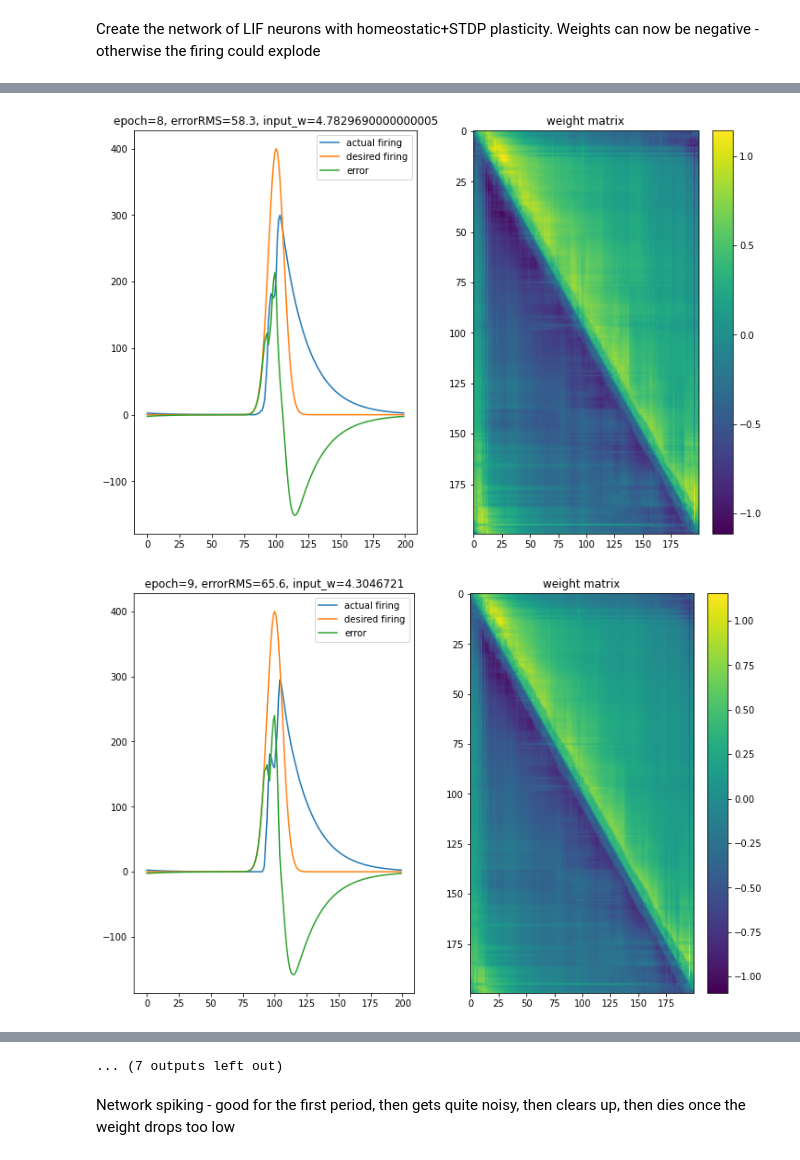
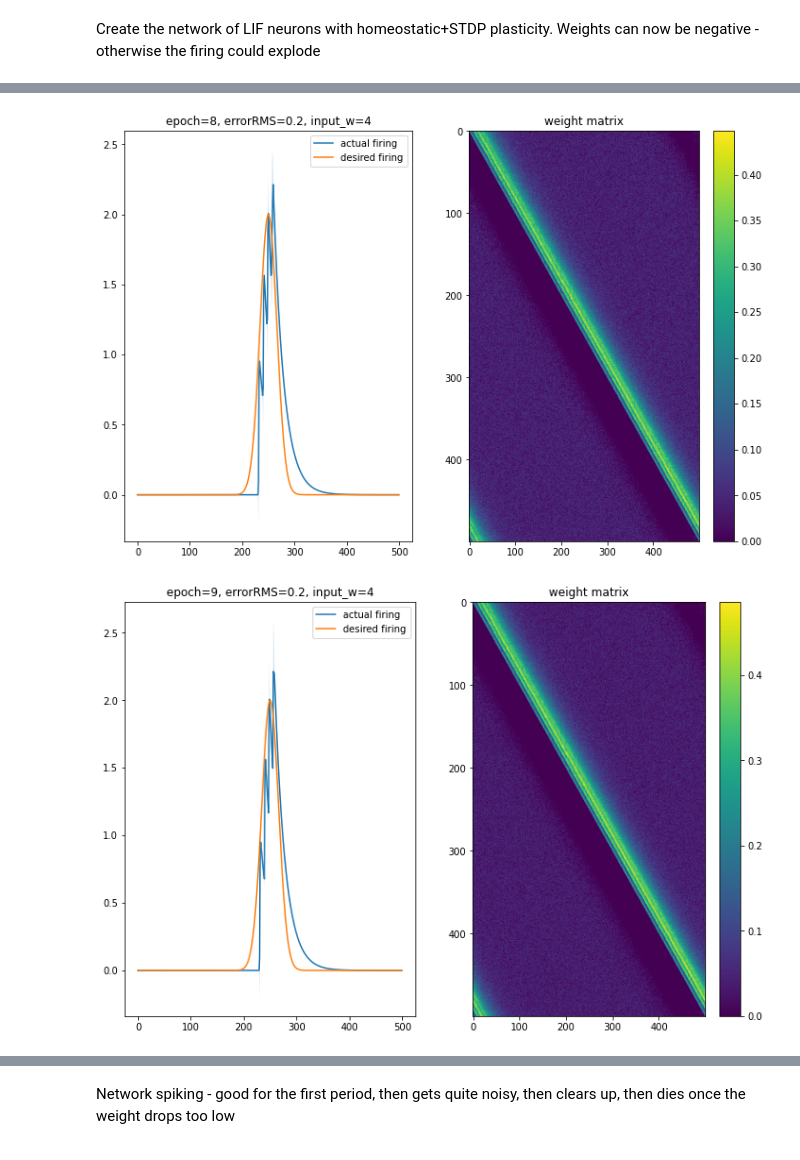
Before and after one commit to Dominic-DallOsto/STDP-Resonant-Networks, a Jupyter notebook: Gaussian bump controller epochs.ipynb, the cells around one changed output, grey strips where cells are left out. Cells and saved outputs as stored; diff of their text form; code cells hidden in the pictures.

```diff
--- a/Gaussian bump controller epochs.ipynb
+++ b/Gaussian bump controller epochs.ipynb
@@ -52,7 +52,8 @@ def get_time_periodic_profile(data: torch.Tensor, bump_speed: int):
 	neurons = data.shape[1]
 	shifts = -torch.arange(neurons) // bump_speed
 	period = neurons // bump_speed
-	return torch.roll(torch.stack(torch.split(roll_tensor_rows(data.T, shifts), period, dim=1)).sum(dim=0).sum(dim=0), period//2)
+	stack = torch.roll(torch.vstack(torch.split(roll_tensor_rows(data.T, shifts), period, dim=1)), period//2)
+	return stack.mean(dim=0), stack.var(dim=0).sqrt()
 
 def get_weight_periodic_profile(weights: torch.Tensor):
 	'''
@@ -66,7 +67,7 @@ def get_weight_periodic_profile(weights: torch.Tensor):
 Create the input for the network
 # %%
 time = 1000
-num_neurons = 200
+num_neurons = 500
 bump_speed = 1
 period = num_neurons // bump_speed
 
@@ -104,30 +105,42 @@ recurrent_connection = Connection(
     source=lif_layer,
     target=lif_layer,
 	update_rule = HomeostaticSTDP,
-	nu=1e-1,
-	gamma = 1e-4,
-	constrain_nonnegative=False,
-    w=initial_weights,
+	nu=1e-2,
+	gamma = 1e-5,
+	wmin=0,
+    w=initial_weights
 )
 network.add_connection(connection=recurrent_connection, source='LIF', target='LIF')
+inhibitory_connection = Connection(
+	source=lif_layer,
+    target=lif_layer,
+	update_rule = HomeostaticSTDP,
+	nu=0,
+	gamma = 0,
+    w = -0.05 * torch.ones((lif_layer.n,lif_layer.n)),
+)
+network.add_connection(connection=inhibitory_connection, source='LIF', target='LIF')
 
 # Create and add monitors for spikes, voltages, and short term and long term firing rate traces
 monitor = Monitor(obj=lif_layer, state_vars=('s', 'v', 'r', 'x'))
 network.add_monitor(monitor=monitor, name='LIF_monitor')
 
-input_weight = 10
-one_period_input = input_spikes[:period,:]
+input_weight = 4
+epoch_length = period
+epoch_input = input_spikes[:epoch_length,:]
 
 def plot_epoch_figure(trace, input, weights):
-	trace_profile = get_time_periodic_profile(trace.squeeze(), bump_speed)
-	input_profile = get_time_periodic_profile(2*input.squeeze(), bump_speed)
+	trace_profile, tpv = get_time_periodic_profile(trace.squeeze(), bump_speed)
+	input_profile, ipv = get_time_periodic_profile(2*input.squeeze(), bump_speed)
 	diff = input_profile - trace_profile
 	RMS = torch.sqrt(torch.mean(diff**2))
 
 	fig,axs = plt.subplots(1,2)
 	axs[0].plot(trace_profile, label='actual firing')
+	axs[0].fill_between(torch.arange(num_neurons), trace_profile-tpv, trace_profile+tpv, alpha=0.2)
 	axs[0].plot(input_profile, label='desired firing')
-	axs[0].plot(diff, label='error')
+	axs[0].fill_between(torch.arange(num_neurons), input_profile-ipv, input_profile+ipv, alpha=0.2)
+	# axs[0].plot(diff, label='error')
 	axs[0].legend()
 	img = axs[1].imshow(weights)
 	axs[0].set_title(f'epoch={epoch}, errorRMS={RMS:.1f}, input_w={input_weight}')
@@ -139,14 +152,16 @@ def plot_epoch_figure(trace, input, weights):
 	return RMS
 
 
-network.run(inputs={'LIF': input_weight*one_period_input}, time=period)
-for epoch in range(1,20):
+network.run(inputs={'LIF': input_weight*epoch_input}, time=epoch_length)
+for epoch in range(1,10):
 	trace = monitor.get('x')
-	error = plot_epoch_figure(trace, one_period_input, recurrent_connection.w)
+	# spike = monitor.get('s')
+	error = plot_epoch_figure(trace, epoch_input, recurrent_connection.w)
 
 	# decrease the input weight over time
-	input_weight *= 0.9
-	network.run(inputs={'LIF': input_weight*one_period_input}, time=period)
+	# input_weight *= 0.9
+	# recurrent_connection.w.data /= 0.9
+	network.run(inputs={'LIF': input_weight*epoch_input}, time=epoch_length)
 
 # Retrieve data from monitors for analysis
 spikes = monitor.get('s')
@@ -164,2 +179,2 @@ rates = monitor.get('r')
-[figure, old version]
+[figure, new version]
-[figure, old version]
+[figure, new version]
@@ -169,4 +181,3 @@ rates = monitor.get('r')
-... (7 outputs left out)
 # %% [markdown]
 Network spiking - good for the first period, then gets quite noisy, then clears up, then dies once the weight drops too low
 # %%
```
Also changed, not shown: parts of 4 cells of this notebook, 9 other files.
